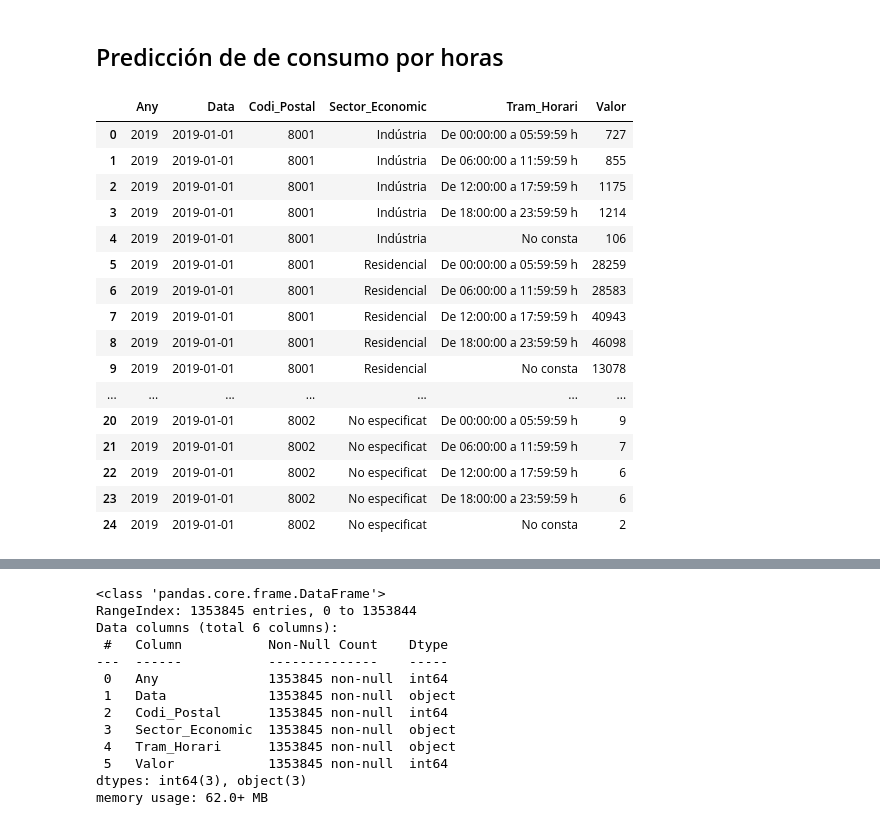
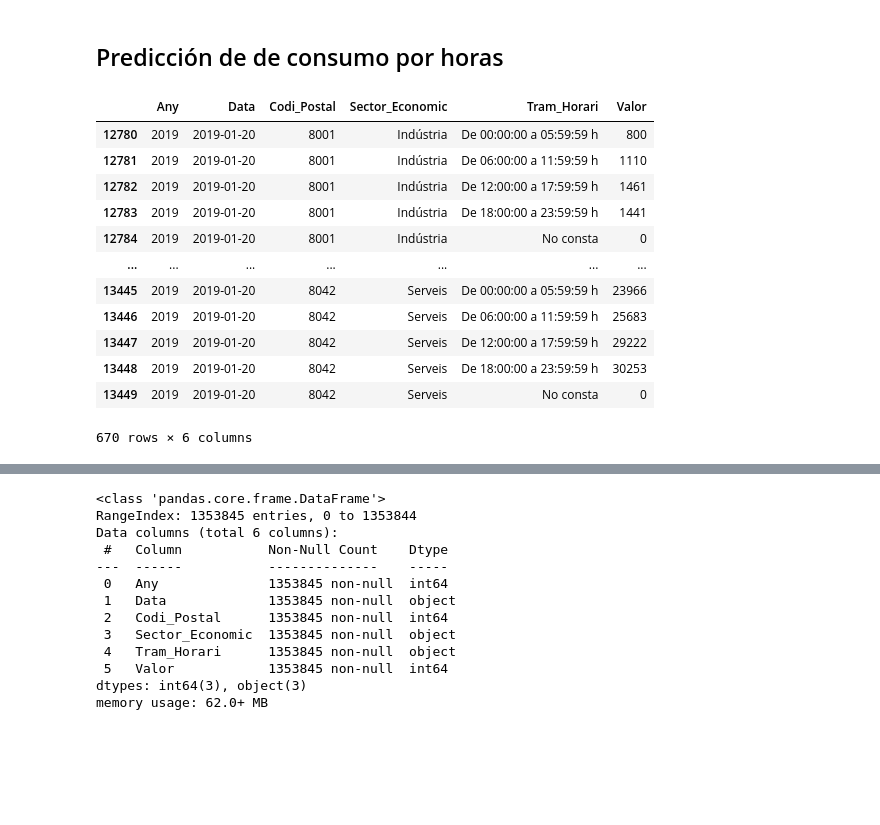
Before and after one commit to 4GeeksAcademy/AMH-proyecto-final, a Jupyter notebook: src/ConsumoBcnHoras.ipynb, the cells around one changed output, grey strips where cells are left out. Saved outputs shown, nothing was run; the diff lists cells and outputs as text; code cells hidden in the pictures; blank space fills up the shorter version.

Commit message:
Commit con datos finales 27-09-2024

```diff
--- a/src/ConsumoBcnHoras.ipynb
+++ b/src/ConsumoBcnHoras.ipynb
@@ -5,32 +5,28 @@
 import pandas as pd
 # %%
 #Cargar de los csv como df
-df2019=pd.read_csv(r'C:\Users\minip\OneDrive - Universidad de Málaga\Documentos\4Geek\Proyecto final\AMH-proyecto-final\data\interim\2019_consum_electricitat_bcn.csv')
-df2020=pd.read_csv(r'C:\Users\minip\OneDrive - Universidad de Málaga\Documentos\4Geek\Proyecto final\AMH-proyecto-final\data\interim\2020_consum_electricitat_bcn.csv')
-df2021=pd.read_csv(r'C:\Users\minip\OneDrive - Universidad de Málaga\Documentos\4Geek\Proyecto final\AMH-proyecto-final\data\interim\2021_consum_electricitat_bcn.csv')
-df2022=pd.read_csv(r'C:\Users\minip\OneDrive - Universidad de Málaga\Documentos\4Geek\Proyecto final\AMH-proyecto-final\data\interim\2022_consum_electricitat_bcn.csv')
-df2023=pd.read_csv(r'C:\Users\minip\OneDrive - Universidad de Málaga\Documentos\4Geek\Proyecto final\AMH-proyecto-final\data\interim\2023_consum_electricitat_bcn.csv')
-df2024=pd.read_csv(r'C:\Users\minip\OneDrive - Universidad de Málaga\Documentos\4Geek\Proyecto final\AMH-proyecto-final\data\interim\2024_consum_electricitat_bcn.csv')
+df2019=pd.read_csv('../data/interim/2019_consum_electricitat_bcn.csv')
+df2020=pd.read_csv('../data/interim/2020_consum_electricitat_bcn.csv')
+df2021=pd.read_csv('../data/interim/2021_consum_electricitat_bcn.csv')
+df2022=pd.read_csv('../data/interim/2022_consum_electricitat_bcn.csv')
+df2023=pd.read_csv('../data/interim/2023_consum_electricitat_bcn.csv')
+df2024=pd.read_csv('../data/interim/2024_consum_electricitat_BCN.csv')
 
 #Union de todos los DF
 df = pd.concat([df2019, df2020, df2021, df2022, df2023, df2024], ignore_index=True)
 
-df.head(25)
+df[df['Data']=='2019-01-20']
 # %% [output]
 |  | Any | Data | Codi_Postal | Sector_Economic | Tram_Horari | Valor |
-| 0 | 2019 | 2019-01-01 | 8001 | Indústria | De 00:00:00 a 05:59:59 h | 727 |
-| 1 | 2019 | 2019-01-01 | 8001 | Indústria | De 06:00:00 a 11:59:59 h | 855 |
-| 2 | 2019 | 2019-01-01 | 8001 | Indústria | De 12:00:00 a 17:59:59 h | 1175 |
-| 3 | 2019 | 2019-01-01 | 8001 | Indústria | De 18:00:00 a 23:59:59 h | 1214 |
-| 4 | 2019 | 2019-01-01 | 8001 | Indústria | No consta | 106 |
-| 5 | 2019 | 2019-01-01 | 8001 | Residencial | De 00:00:00 a 05:59:59 h | 28259 |
-| 6 | 2019 | 2019-01-01 | 8001 | Residencial | De 06:00:00 a 11:59:59 h | 28583 |
-| 7 | 2019 | 2019-01-01 | 8001 | Residencial | De 12:00:00 a 17:59:59 h | 40943 |
-| 8 | 2019 | 2019-01-01 | 8001 | Residencial | De 18:00:00 a 23:59:59 h | 46098 |
-| 9 | 2019 | 2019-01-01 | 8001 | Residencial | No consta | 13078 |
+| 12780 | 2019 | 2019-01-20 | 8001 | Indústria | De 00:00:00 a 05:59:59 h | 800 |
+| 12781 | 2019 | 2019-01-20 | 8001 | Indústria | De 06:00:00 a 11:59:59 h | 1110 |
+| 12782 | 2019 | 2019-01-20 | 8001 | Indústria | De 12:00:00 a 17:59:59 h | 1461 |
+| 12783 | 2019 | 2019-01-20 | 8001 | Indústria | De 18:00:00 a 23:59:59 h | 1441 |
+| 12784 | 2019 | 2019-01-20 | 8001 | Indústria | No consta | 0 |
 | ... | ... | ... | ... | ... | ... | ... |
-| 20 | 2019 | 2019-01-01 | 8002 | No especificat | De 00:00:00 a 05:59:59 h | 9 |
-| 21 | 2019 | 2019-01-01 | 8002 | No especificat | De 06:00:00 a 11:59:59 h | 7 |
-| 22 | 2019 | 2019-01-01 | 8002 | No especificat | De 12:00:00 a 17:59:59 h | 6 |
-| 23 | 2019 | 2019-01-01 | 8002 | No especificat | De 18:00:00 a 23:59:59 h | 6 |
-| 24 | 2019 | 2019-01-01 | 8002 | No especificat | No consta | 2 |
+| 13445 | 2019 | 2019-01-20 | 8042 | Serveis | De 00:00:00 a 05:59:59 h | 23966 |
+| 13446 | 2019 | 2019-01-20 | 8042 | Serveis | De 06:00:00 a 11:59:59 h | 25683 |
+| 13447 | 2019 | 2019-01-20 | 8042 | Serveis | De 12:00:00 a 17:59:59 h | 29222 |
+| 13448 | 2019 | 2019-01-20 | 8042 | Serveis | De 18:00:00 a 23:59:59 h | 30253 |
+| 13449 | 2019 | 2019-01-20 | 8042 | Serveis | No consta | 0 |
+670 rows × 6 columns
```
Also changed, not shown: parts of 9 cells of this notebook, 1 other file.
